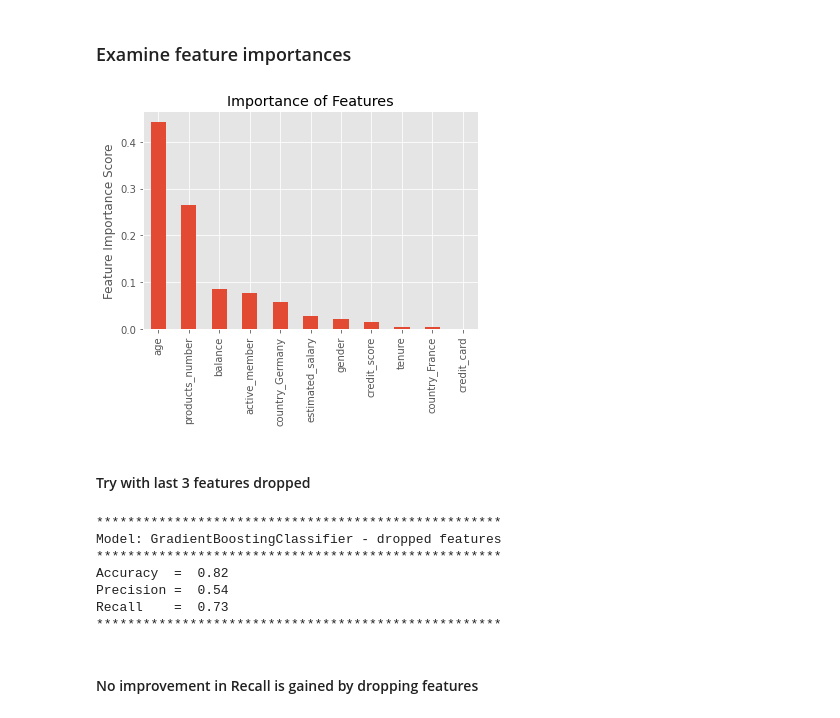
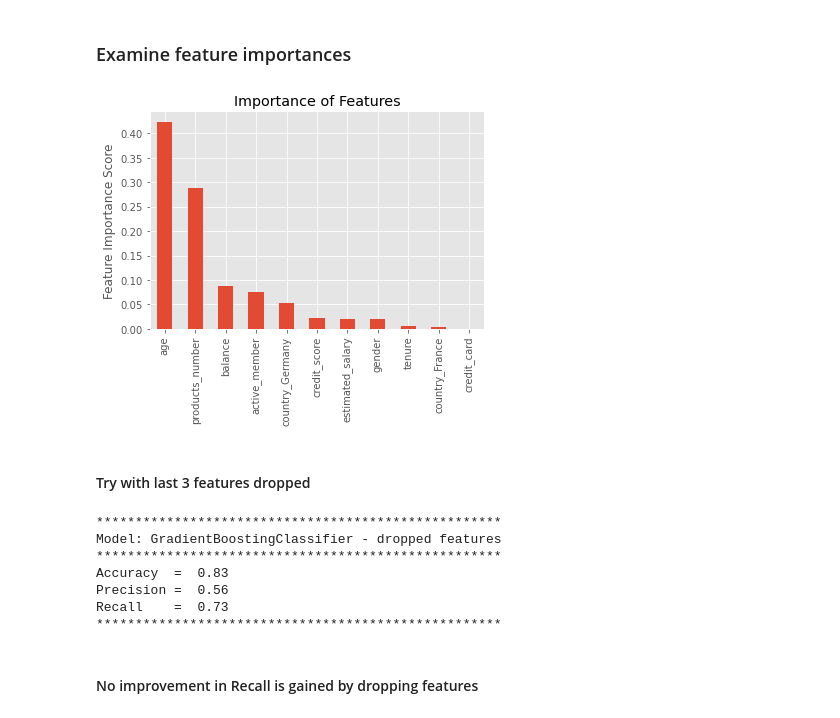
Before and after one commit to ArunMitra/Bank-Customer-Churn-Prediction, a Jupyter notebook: Notebooks/bank_customer_churn_prediction.ipynb, the cells around one changed output. Cells and saved outputs as stored; diff of their text form; code cells hidden in the pictures.

```diff
--- a/Notebooks/bank_customer_churn_prediction.ipynb
+++ b/Notebooks/bank_customer_churn_prediction.ipynb
@@ -729,0 +535,4 @@ Recall    =  0.74
+# %%
+model1 = RandomForestClassifier()
+model2 = GradientBoostingClassifier()
+base_model, X_train_balanced, y_train_balanced = run_models_on_final_test(model1, model2, X_train, y_train, X_final_test, y_final_test)
@@ -763,24 +596,24 @@ GBC_base.get_params()
 ### Examine feature importances
 # %%
 # plot feature importances and classification report
-feat_imp = pd.Series(GBC_base.feature_importances_, X_train_balanced.columns).sort_values(ascending=False)
+feat_imp = pd.Series(base_model.feature_importances_, X_train.columns).sort_values(ascending=False)
 feat_imp.plot(kind='bar', title='Importance of Features')
 plt.ylabel('Feature Importance Score');
 # %% [output]
-[figure, old version]
+[figure, new version]
 # %% [markdown]
 #### Try with last 3 features dropped
 # %%
 # GradientBoostingClassifier
 X_train_dropped_features = X_train_balanced.drop(
     ['tenure', 'country_France', 'credit_card'], axis=1)
-GBC_dropped_features = GradientBoostingClassifier()
-GBC_dropped_features.fit(X_train_dropped_features, y_train_balanced)
+base_model_dropped_features = base_model.__class__()
+base_model_dropped_features.fit(X_train_dropped_features, y_train_balanced)
 X_final_test_dropped_features = X_final_test.drop(
     ['tenure', 'country_France', 'credit_card'], axis=1)
-y_pred = GBC_dropped_features.predict(X_final_test_dropped_features)
+y_pred = base_model_dropped_features.predict(X_final_test_dropped_features)
 print('\n****************************************************')
-print('Model: GradientBoostingClassifier - dropped features')
+print(f'Model: {base_model.__class__.__name__} - dropped features')
 print('****************************************************')
 print('Accuracy  = ', round(accuracy_score(y_final_test, y_pred), 2))
 print('Precision = ', round(precision_score(y_final_test, y_pred), 2))
@@ -790,8 +623,8 @@ print('****************************************************')
 ****************************************************
 Model: GradientBoostingClassifier - dropped features
 ****************************************************
-Accuracy  =  0.82
-Precision =  0.54
+Accuracy  =  0.83
+Precision =  0.56
 Recall    =  0.73
 ****************************************************
 # %% [markdown]
```
Also changed, not shown: parts of 44 cells of this notebook, 9 other files.
